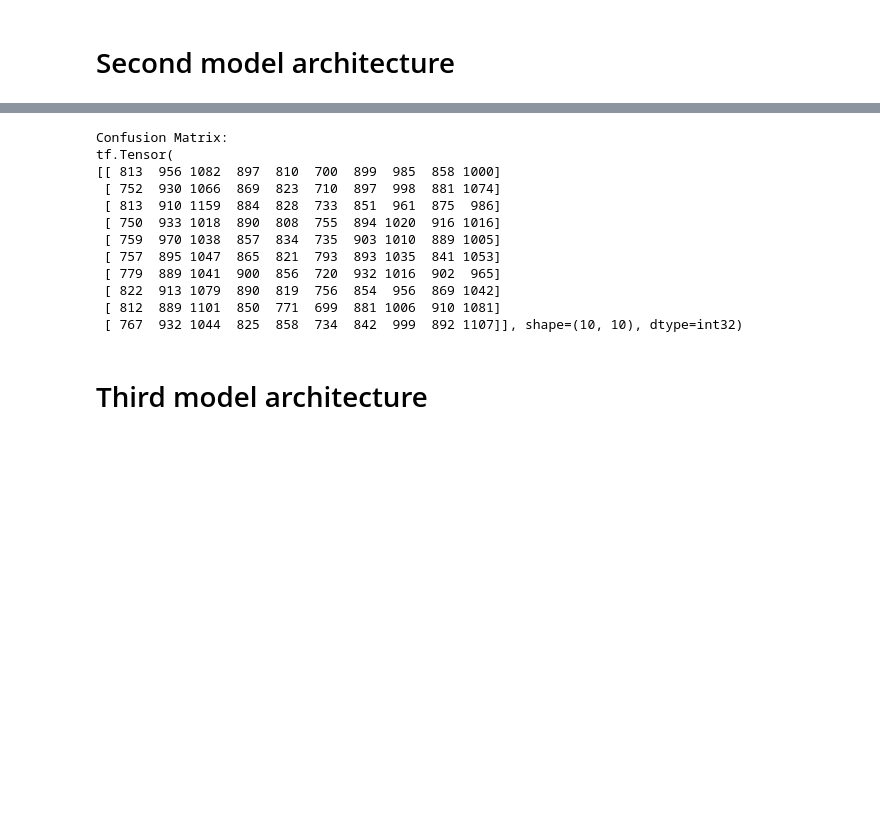
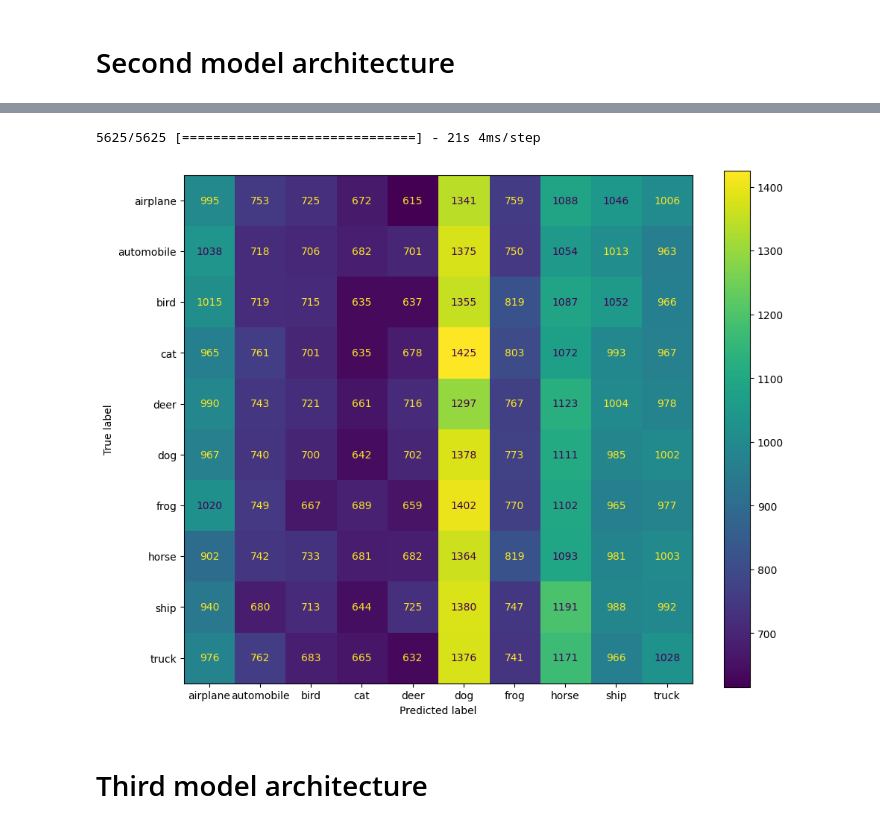
Before and after one commit to pasterzewa/CNN-DL-Project, a Jupyter notebook: main.ipynb, the cells around one changed output, grey strips where cells are left out. Saved outputs shown, nothing was run; the diff lists cells and outputs as text; code cells hidden in the pictures; blank space fills up the shorter version.

```diff
--- a/main.ipynb
+++ b/main.ipynb
@@ -341,18 +252,5 @@ predicted_classes2 = np.argmax(predictions2, axis=1)
 # %%
-conf_matrix2 = tf.math.confusion_matrix(tf_labels, predicted_classes2, num_classes=num_classes)
-
-print("Confusion Matrix:")
-print(conf_matrix2)
+show_confusion_matrix(model1,test_ds,num_classes,class_names)
 # %% [output]
-Confusion Matrix:
-tf.Tensor(
-[[ 813  956 1082  897  810  700  899  985  858 1000]
- [ 752  930 1066  869  823  710  897  998  881 1074]
- [ 813  910 1159  884  828  733  851  961  875  986]
- [ 750  933 1018  890  808  755  894 1020  916 1016]
- [ 759  970 1038  857  834  735  903 1010  889 1005]
- [ 757  895 1047  865  821  793  893 1035  841 1053]
- [ 779  889 1041  900  856  720  932 1016  902  965]
- [ 822  913 1079  890  819  756  854  956  869 1042]
- [ 812  889 1101  850  771  699  881 1006  910 1081]
- [ 767  932 1044  825  858  734  842  999  892 1107]], shape=(10, 10), dtype=int32)
+5625/5625 [==============================] - 21s 4ms/step
+[figure, added]
```
Also changed, not shown: parts of 47 cells of this notebook.
